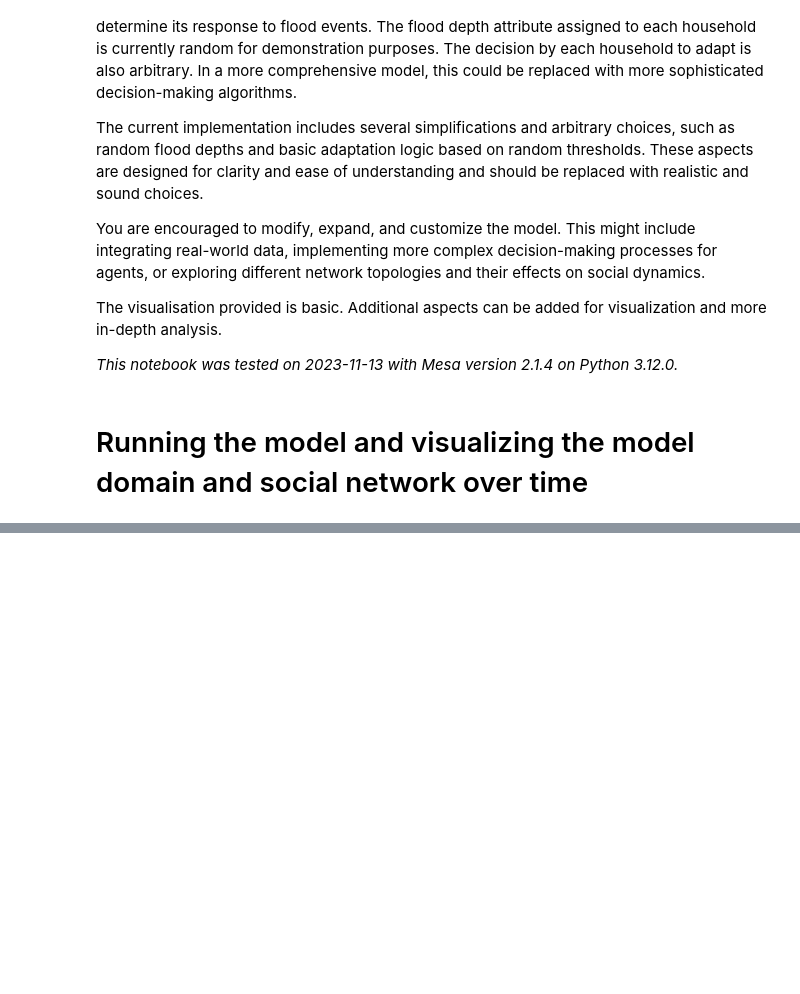
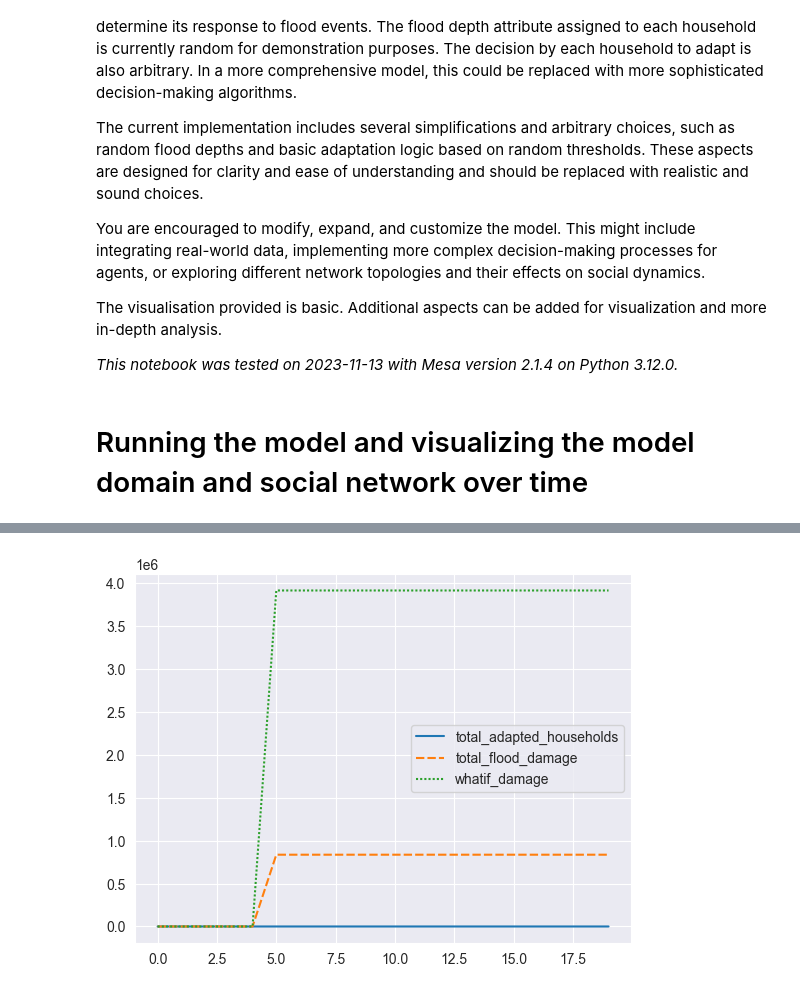
Before and after one commit to ElizeBr/ABM-Flood-adaptation-assignment, a Jupyter notebook: model/demo.ipynb, the cells around one changed output, grey strips where cells are left out. Saved outputs shown, nothing was run; the diff lists cells and outputs as text; code cells hidden in the pictures; blank space fills up the shorter version.

```diff
--- a/model/demo.ipynb
+++ b/model/demo.ipynb
@@ -132,3 +139,8 @@ model_data
+# %%
+model_data = model.datacollector.get_model_vars_dataframe()
+g = sns.lineplot(data=model_data)
+# %% [output]
+[figure, added]
 # %%
 model_data = model.datacollector.get_model_vars_dataframe()
 adapted_households = model_data['total_adapted_households'].values
```
Also changed, not shown: parts of 9 cells of this notebook, 1 other file.
